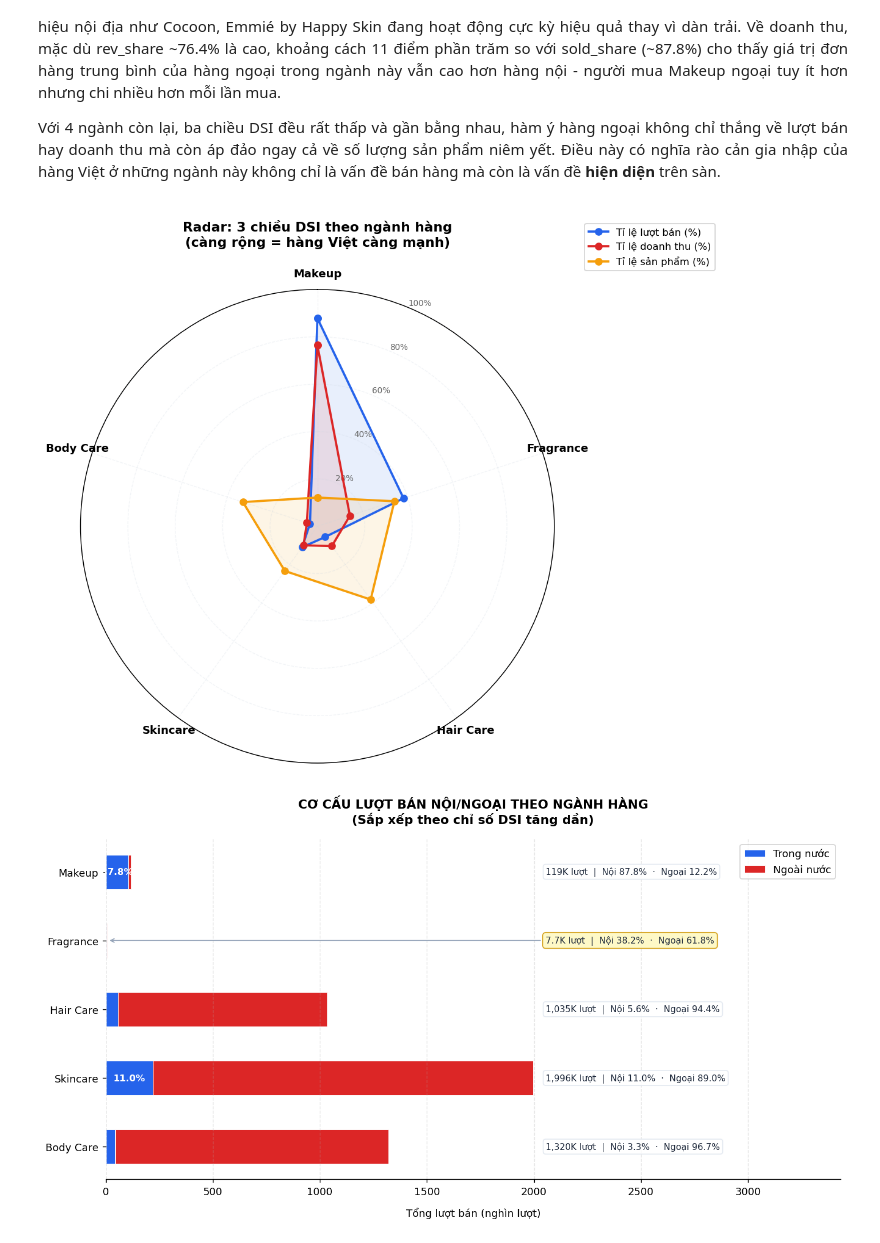
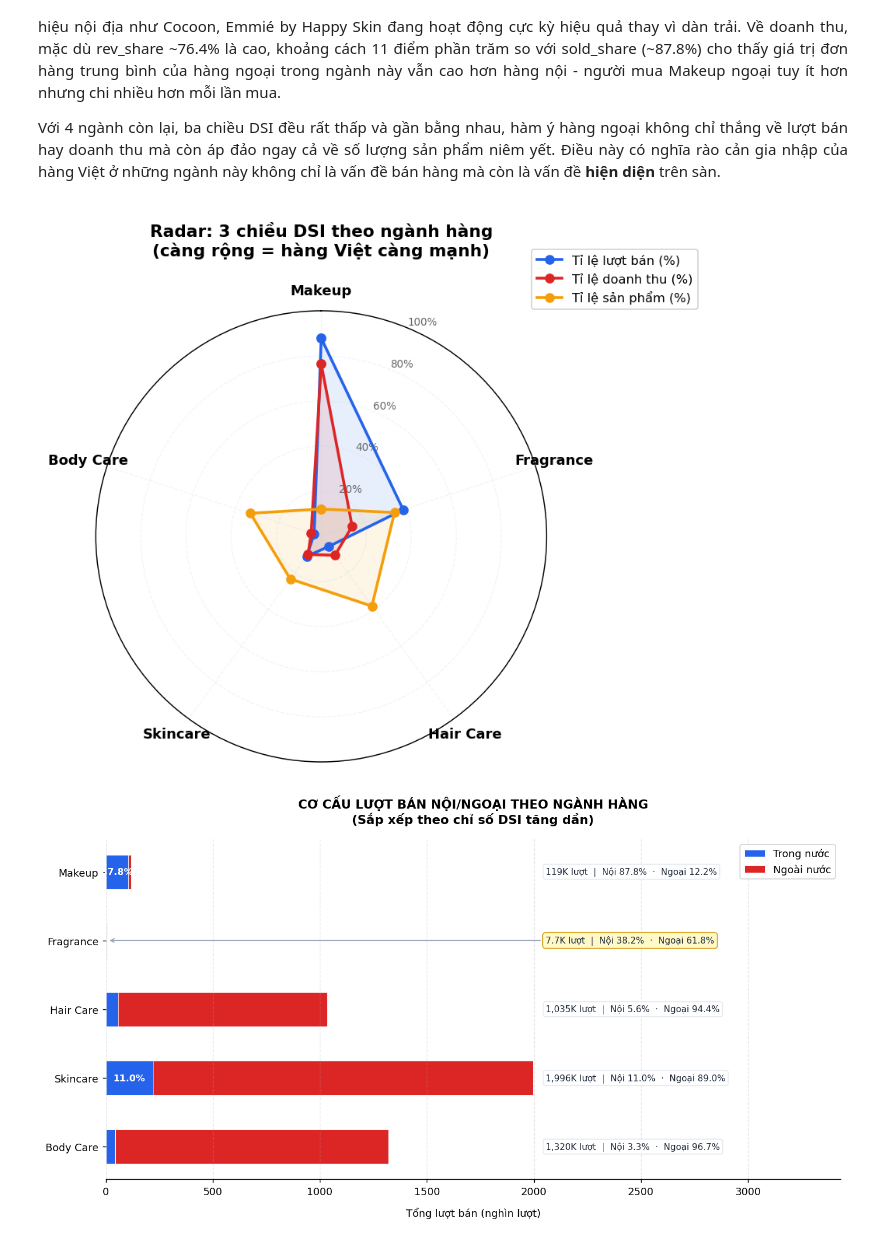
Before and after one commit to TrucHang676/TQH-LAB010-N5, a Jupyter notebook: notebooks/DataVisualization _ 23120201.ipynb, the cells around one changed output. Saved outputs shown, nothing was run; the diff lists cells and outputs as text; code cells hidden in the pictures.

```diff
--- a/notebooks/DataVisualization _ 23120201.ipynb
+++ b/notebooks/DataVisualization _ 23120201.ipynb
@@ -203,7 +203,7 @@ Mặc dù hàng ngoại dẫn đầu về doanh thu, dữ liệu niêm yết s
 # BIỂU ĐỒ 2: Bar chart doanh thu theo quốc gia
 # ══════════════════════════════════════════════════════════════════════
 
-fig, ax2 = plt.subplots(1, 1, figsize=(10, 7))
+fig, ax2 = plt.subplots(1, 1, figsize=(8, 5))
 
 bar_colors = [C_DOMESTIC if c == 'Việt Nam' else '#94A3B8'
               for c in rev_by_country.index]
@@ -455,7 +455,7 @@ Hai trường hợp đáng chú ý:
 # BIỂU ĐỒ 2: Top category bar ngang theo ngành
 # ═══════════════════════════════════════════════════════════════════════
 
-fig, ax_cat = plt.subplots(figsize=(9, 9))
+fig, ax_cat = plt.subplots(figsize=(10, 6))
 
 y_pos, y_label, x_vals, colors = [], [], [], []
 offset = 0
@@ -631,35 +631,35 @@ dsi_sorted = dsi_df.sort_values('DSI')
 dom_vals   = dsi_sorted['dom_sold'].values
 imp_vals   = (dsi_sorted['total_sold'] - dsi_sorted['dom_sold']).values
 types      = dsi_sorted['product_type'].values
 
 # ═══════════════════════════════════════════════════════════════════════
 # BIỂU ĐỒ 1: Radar chart DSI
 # ═══════════════════════════════════════════════════════════════════════
 
-fig, ax_radar = plt.subplots(figsize=(9, 9), subplot_kw=dict(polar=True))
+fig, ax_radar = plt.subplots(figsize=(7, 7), subplot_kw=dict(polar=True))
 
 ax_radar.set_theta_offset(np.pi / 2)
 ax_radar.set_theta_direction(-1)
 ax_radar.set_xticks(angles[:-1])
 ax_radar.set_xticklabels(categories_radar, fontsize=10, fontweight='bold')
 ax_radar.set_ylim(0, 100)
 ax_radar.set_yticks([20, 40, 60, 80, 100])
 ax_radar.set_yticklabels(['20%', '40%', '60%', '80%', '100%'], fontsize=7.5, color='#666')
 ax_radar.grid(color='#CBD5E1', linestyle='--', linewidth=0.7)
 
 for (metric_name, values), color in zip(metrics.items(), metric_colors):
     vals = values + values[:1]
     ax_radar.plot(angles, vals, 'o-', linewidth=2, color=color, label=metric_name)
     ax_radar.fill(angles, vals, alpha=0.10, color=color)
 
 ax_radar.set_title('Radar: 3 chiều DSI theo ngành hàng\n(càng rộng = hàng Việt càng mạnh)',
                    pad=20, fontsize=12)
 ax_radar.legend(loc='upper right', bbox_to_anchor=(1.35, 1.15), fontsize=9)
 
 plt.tight_layout()
 plt.show()
 # %% [output]
-[figure, old version]
+[figure, new version]
 # %%
 # ═══════════════════════════════════════════════════════════════════════
 # BIỂU ĐỒ 2: Stacked bar — Cấu trúc lượt bán nội/ngoại theo ngành
```
Also changed, not shown: parts of 4 cells of this notebook.
